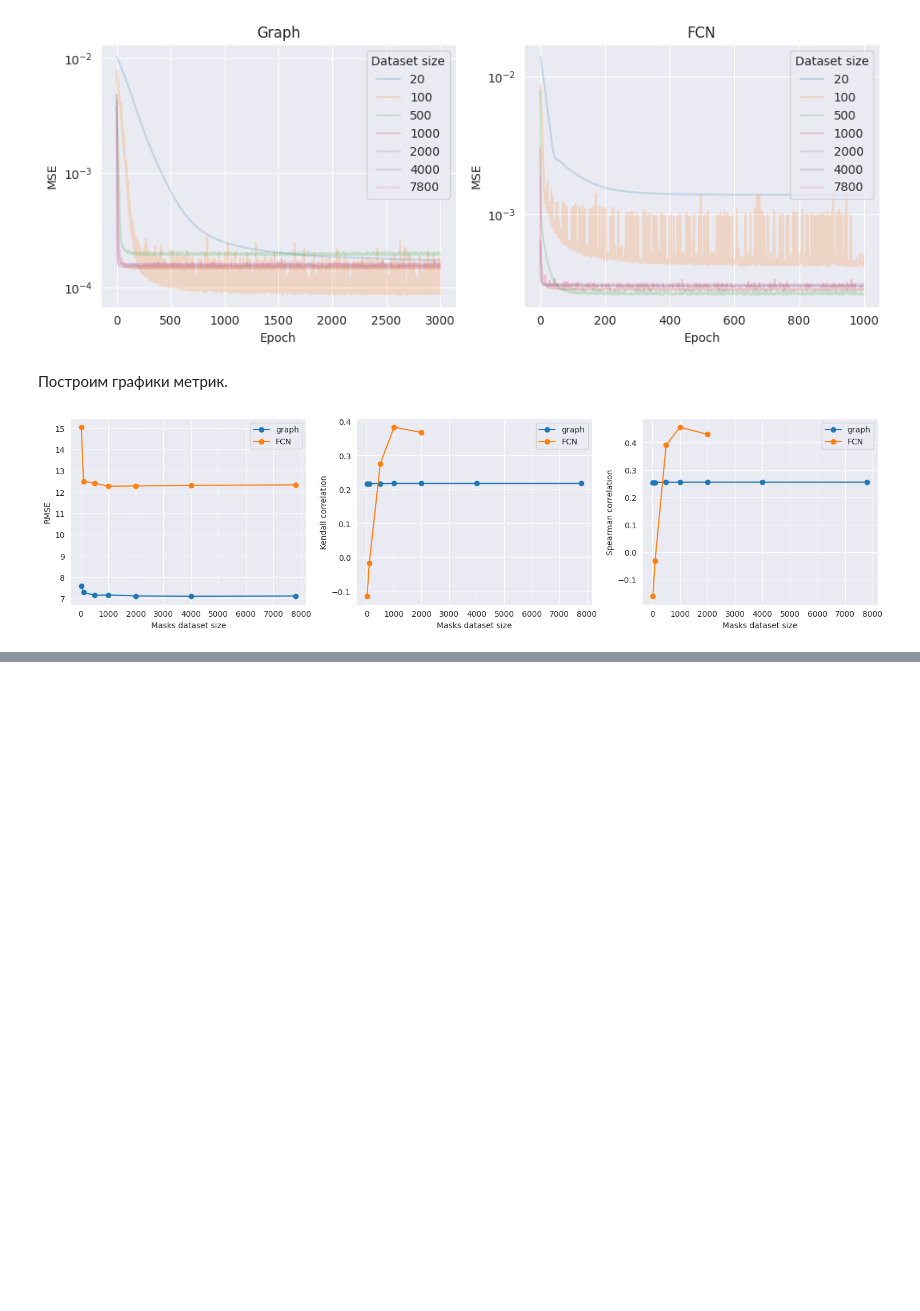
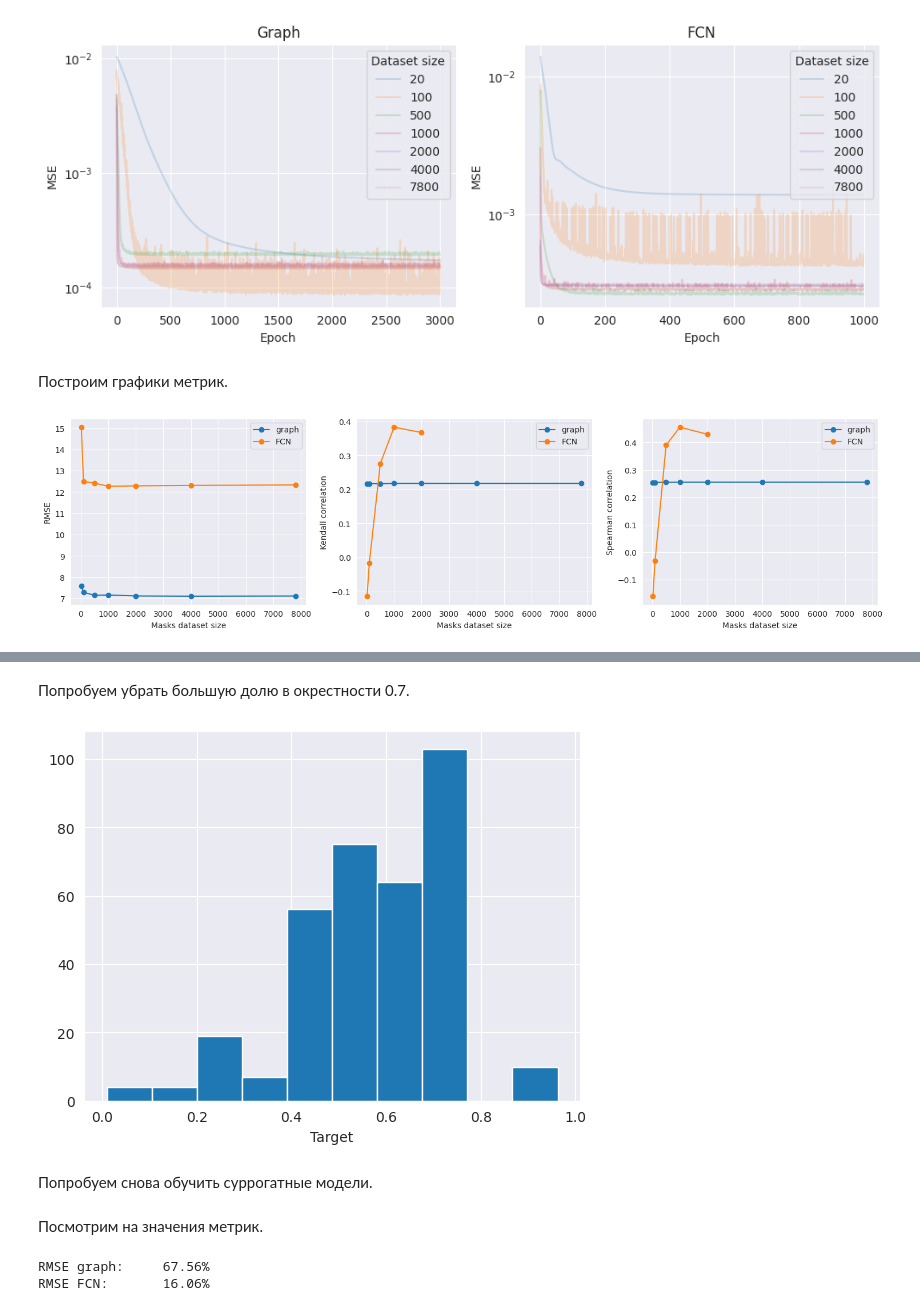
Before and after one commit to intsystems/Zero-shot-structural-pruning, a Jupyter notebook: notebooks/graphmodel.ipynb, the cells around one changed output, grey strips where cells are left out. Saved outputs shown, nothing was run; the diff lists cells and outputs as text; code cells hidden in the pictures; blank space fills up the shorter version.

```diff
--- a/notebooks/graphmodel.ipynb
+++ b/notebooks/graphmodel.ipynb
@@ -2820,0 +3024,43 @@ plt.tight_layout()
+# %% [markdown]
+Попробуем убрать большую долю в окрестности 0.7.
+# %%
+def filter_mid_values(dataset, target_idx=-1, low=0.45, high=0.55, keep_ratio=0.3):
+    """
+    Фильтрует значения в указанном диапазоне
+
+    Args:
+        dataset: TensorDataset
+        target_idx: индекс таргета в тензоре
+        low, high: границы диапазона для фильтрации
+        keep_ratio: какую часть значений из диапазона оставить
+    """
+    targets = dataset.tensors[target_idx]
+
+    # Находим индексы вне диапазона
+    outside_mask = (targets <= low) | (targets >= high)
+    outside_indices = torch.where(outside_mask)[0]
+
+    # Находим индексы внутри диапазона
+    inside_mask = (targets > low) & (targets < high)
+    inside_indices = torch.where(inside_mask)[0]
+
+    # Случайно выбираем часть значений из диапазона
+    num_to_keep = int(len(inside_indices) * keep_ratio)
+    kept_inside_indices = inside_indices[torch.randperm(len(inside_indices))[:num_to_keep]]
+
+    # Объединяем индексы
+    final_indices = torch.cat([outside_indices, kept_inside_indices])
+
+    # Создаем новый датасет
+    filtered_dataset = Subset(dataset, final_indices)
+
+    return filtered_dataset
+# %%
+surrogate_dataset_train_filtered = filter_mid_values(surrogate_dataset_train, low=0.7, high=0.8, keep_ratio=0.05)
+
+losses_filtered = [surrogate_dataset_train_filtered[i][1]
+                   for i in range(len(surrogate_dataset_train_filtered))]
+plt.hist(losses_filtered)
+plt.xlabel('Target');
+# %% [output]
+[figure, added]
@@ -2820,0 +3070,2 @@ plt.tight_layout()
+# %% [markdown]
+Попробуем снова обучить суррогатные модели.
@@ -2820,0 +3098,8 @@ plt.tight_layout()
+# %% [markdown]
+Посмотрим на значения метрик.
+# %%
+print(f"RMSE graph:\t{metric_results['graph'][1]:.2f}%")
+print(f"RMSE FCN:\t{metric_results['FCN'][1]:.2f}%")
+# %% [output]
+RMSE graph:     67.56%
+RMSE FCN:       16.06%
```
Also changed, not shown: parts of 24 cells of this notebook.
